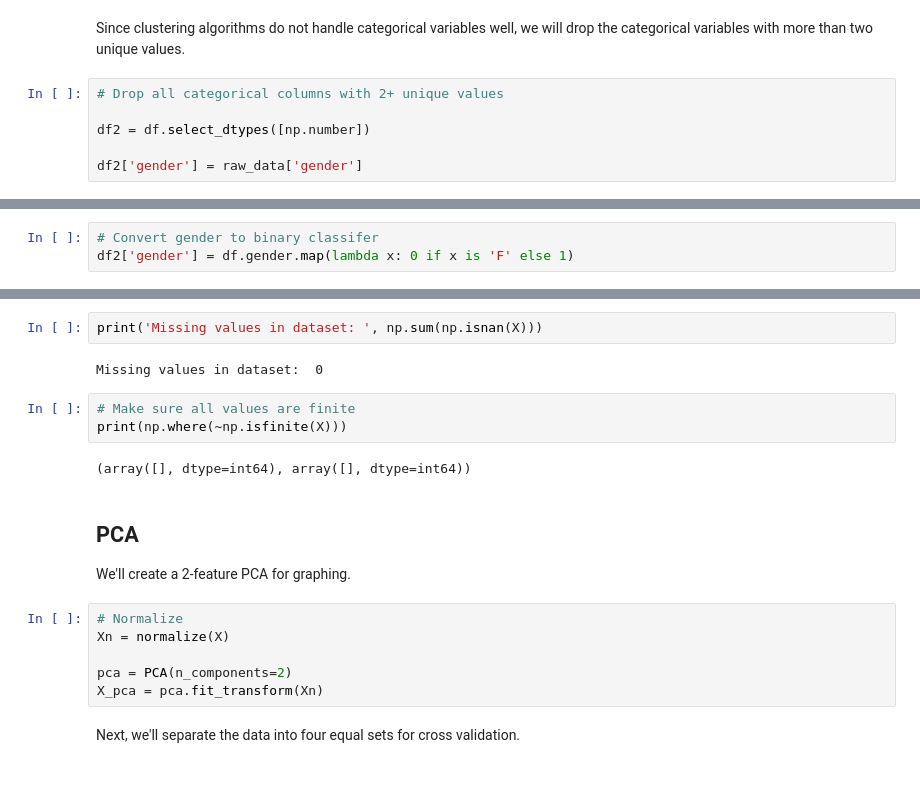
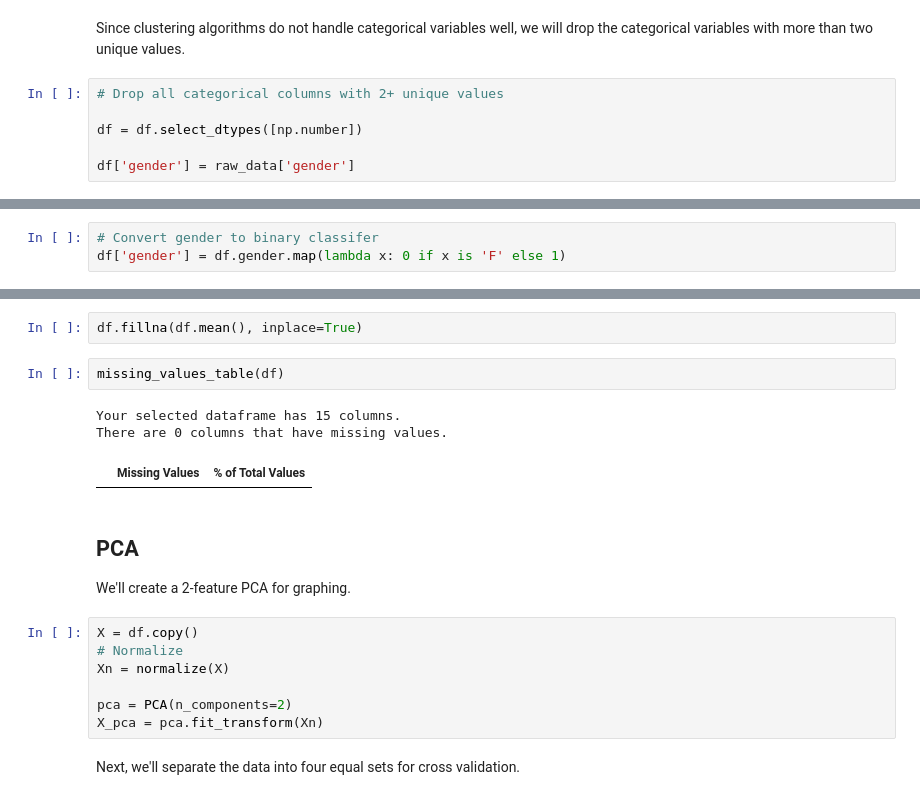
Before and after one commit to tsaw8/Thinkful_Project, a Jupyter notebook: Module 30: Unsupervised learning: clustering/3. Challenge The Boston marathon.ipynb, the cells around one changed output, grey strips where cells are left out. Drawn from its saved outputs; the diff is of its cells as text.

```diff
--- a/Module 30: Unsupervised learning: clustering/3. Challenge The Boston marathon.ipynb
+++ b/Module 30: Unsupervised learning: clustering/3. Challenge The Boston marathon.ipynb
@@ -169,6 +169,6 @@ Since clustering algorithms do not handle categorical variables well, we will dr
 # %%
 # Drop all categorical columns with 2+ unique values
 
-df2 = df.select_dtypes([np.number])
+df = df.select_dtypes([np.number])
 
-df2['gender'] = raw_data['gender']
+df['gender'] = raw_data['gender']
@@ -203,4 +197,4 @@ dtypes: float64(10), int64(4), object(1)
 memory usage: 3.7+ MB
 # %%
 # Convert gender to binary classifer
-df2['gender'] = df.gender.map(lambda x: 0 if x is 'F' else 1)
+df['gender'] = df.gender.map(lambda x: 0 if x is 'F' else 1)
@@ -223,16 +201,16 @@ X = imputer.transform(X)
-# %%
-print('Missing values in dataset: ', np.sum(np.isnan(X)))
-# %% [output]
-Missing values in dataset:  0
-# %%
-# Make sure all values are finite
-print(np.where(~np.isfinite(X)))
-# %% [output]
-(array([], dtype=int64), array([], dtype=int64))
+# %%
+df.fillna(df.mean(), inplace=True)
+# %%
+missing_values_table(df)
+# %% [output]
+Your selected dataframe has 15 columns.
+There are 0 columns that have missing values.
+|  | Missing Values | % of Total Values |
 # %% [markdown]
 ## PCA
 We'll create a 2-feature PCA for graphing.
 # %%
+X = df.copy()
 # Normalize
 Xn = normalize(X)
 
```
Also changed, not shown: parts of 17 cells of this notebook, 1 other file.
